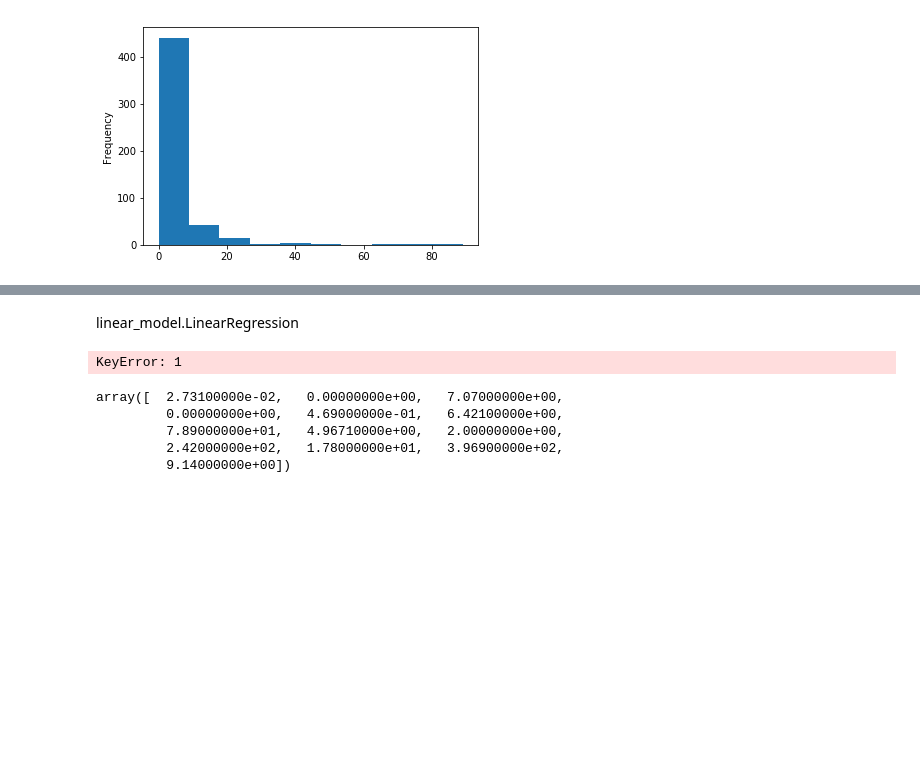
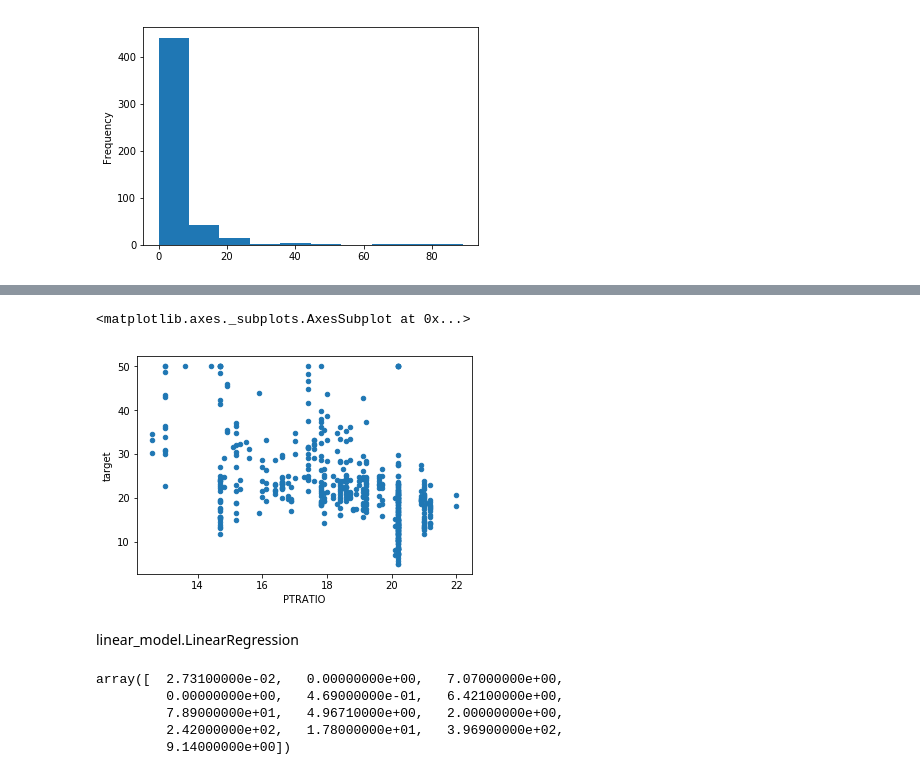
Before and after one commit to learningwithdg/datascience, a Jupyter notebook: Sessions/Machine Learning Introduction.ipynb, the cells around one changed output, grey strips where cells are left out. Cells and saved outputs as stored; diff of their text form; code cells hidden in the pictures; blank space fills up the shorter version.

```diff
--- a/Sessions/Machine Learning Introduction.ipynb
+++ b/Sessions/Machine Learning Introduction.ipynb
@@ -154,11 +188,12 @@ df['CRIM'].plot(kind='hist')
+# %%
+df[['PTRATIO', 'target']].plot.scatter('PTRATIO', 'target')
+# %% [output]
+<matplotlib.axes._subplots.AxesSubplot at 0x...>
+[figure, added]
 # %%
 from sklearn import linear_model
 # %% [markdown]
 linear_model.LinearRegression
-# %%
-boston[1]
-# %% [output]
-KeyError: 1
 # %%
 boston.data[1]
 # %% [output]
```
Also changed, not shown: parts of 31 cells of this notebook.
